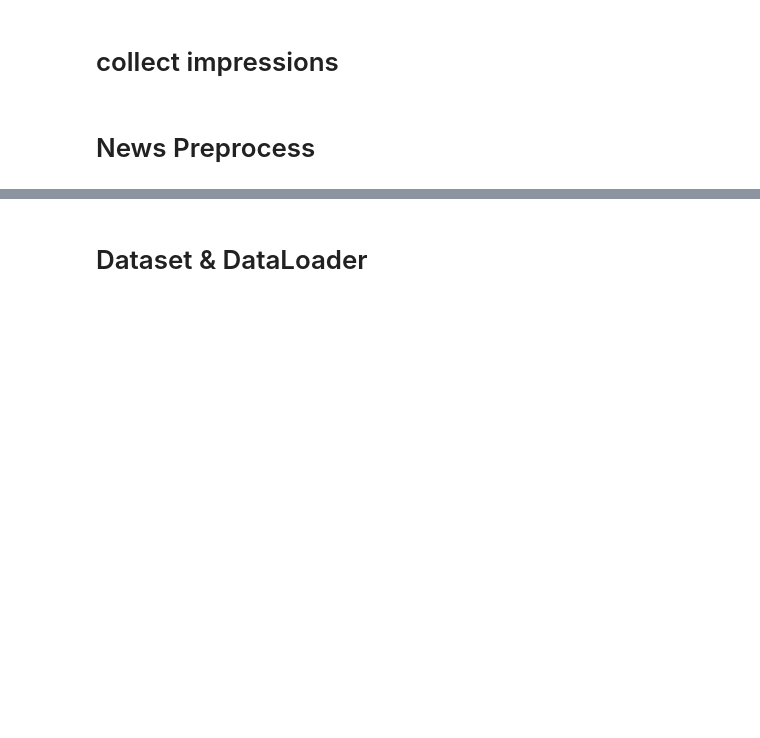
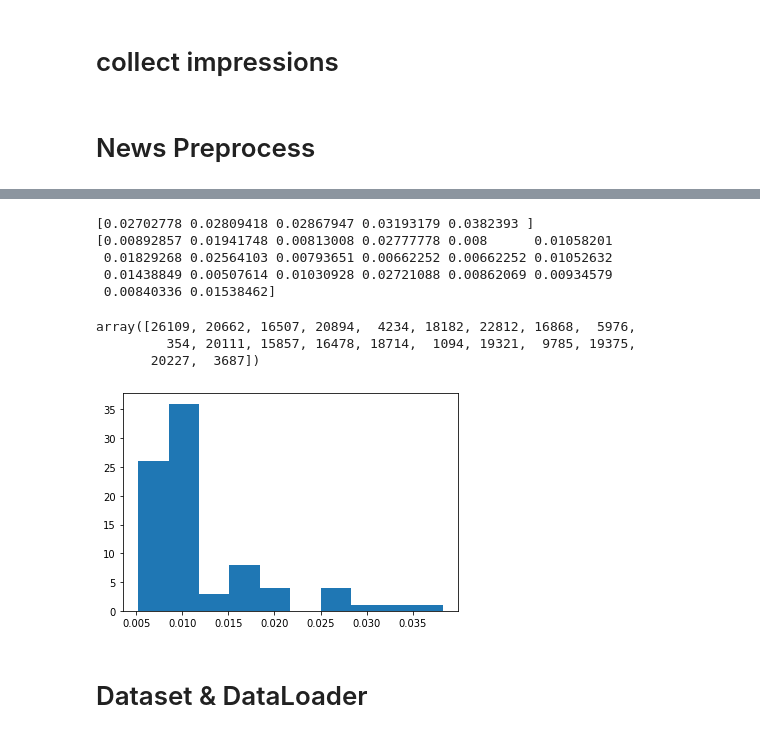
Before and after one commit to Mengyanz/CB4Rec, a Jupyter notebook: NRMS.ipynb, the cells around one changed output, grey strips where cells are left out. Drawn from its saved outputs; the diff is of its cells as text; code cells hidden in the pictures; blank space fills up the shorter version.

```diff
--- a/NRMS.ipynb
+++ b/NRMS.ipynb
@@ -84,3 +159,31 @@ else: # TODO: for now use valid to do test (cb)
+# %%
+
+def gene_news_pool(t, k = 5):
+    t = datetime.strptime(t,date_format_str)
+    tidx = int((t - start_time).total_seconds()/interval_time)
+    nonzero = news_ctr[:,tidx -1][news_ctr[:, tidx-1] > 0]
+    nonzero_idx = np.where(news_ctr[:, tidx-1] > 0)[0]
+    # print(nonzero_idx)
+    nonzero = nonzero/nonzero.sum()
+    assert (nonzero.sum() - 1) < 1e-3
+    # print(np.sort(nonzero)[-5:])dd
+    sample_nidx = np.random.choice(nonzero_idx, size = k, replace = False, p = nonzero)
+    # print(news_ctr[sample_nidx, tidx-1])
+    # plt.hist(nonzero)
+    return sample_nidx
+
+t =  sorted_train_sam[1500][-1]
+gene_news_pool(t, 20)
+# %% [output]
+[0.02702778 0.02809418 0.02867947 0.03193179 0.0382393 ]
+[0.00892857 0.01941748 0.00813008 0.02777778 0.008      0.01058201
+ 0.01829268 0.02564103 0.00793651 0.00662252 0.00662252 0.01052632
+ 0.01438849 0.00507614 0.01030928 0.02721088 0.00862069 0.00934579
+ 0.00840336 0.01538462]
+array([26109, 20662, 16507, 20894,  4234, 18182, 22812, 16868,  5976,
+         354, 20111, 15857, 16478, 18714,  1094, 19321,  9785, 19375,
+       20227,  3687])
+[figure, added]
 # %% [markdown]
 # Dataset & DataLoader
 # %%
```
Also changed, not shown: parts of 13 cells of this notebook, 4 other files.
